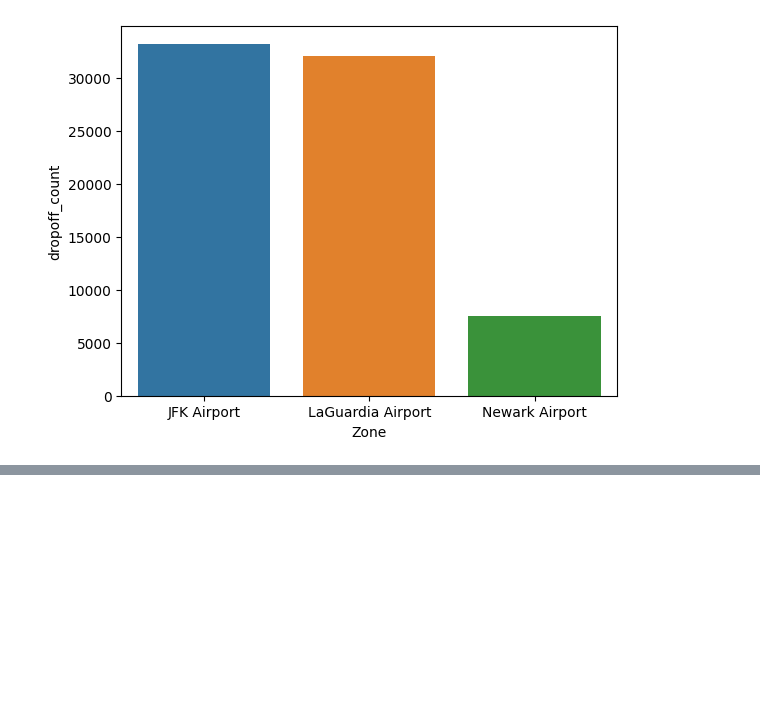
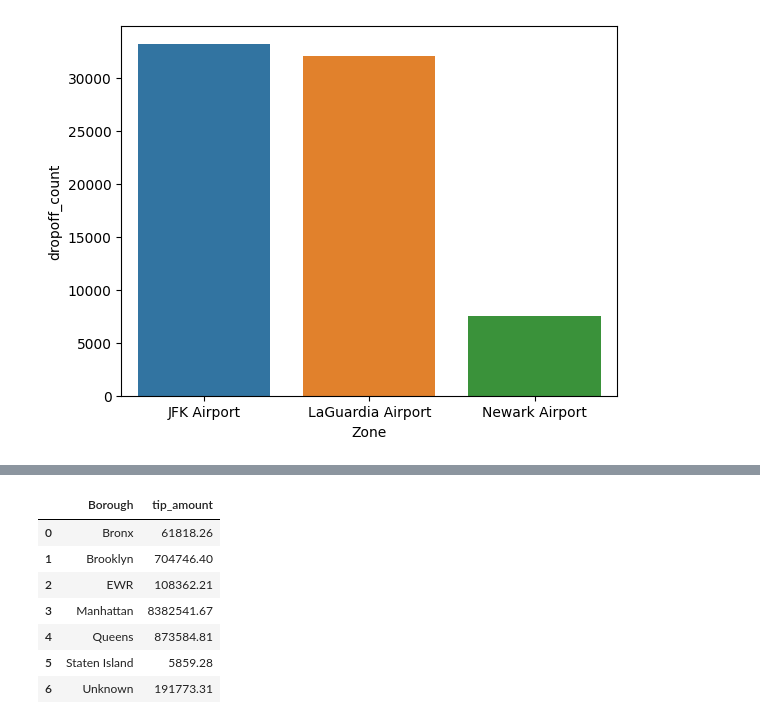
Before and after one commit to samjurassic/datascience-demo, a Jupyter notebook: summer23/DS Skills Lab.ipynb, the cells around one changed output, grey strips where cells are left out. Drawn from its saved outputs; the diff is of its cells as text; code cells hidden in the pictures; blank space fills up the shorter version.

```diff
--- a/summer23/DS Skills Lab.ipynb
+++ b/summer23/DS Skills Lab.ipynb
@@ -157 +179,12 @@ borough_metrics.head()
+# %%
+borough_metrics[["Borough", "tip_amount"]]
+# %% [output]
+|  | Borough | tip_amount |
+| 0 | Bronx | 61818.26 |
+| 1 | Brooklyn | 704746.40 |
+| 2 | EWR | 108362.21 |
+| 3 | Manhattan | 8382541.67 |
+| 4 | Queens | 873584.81 |
+| 5 | Staten Island | 5859.28 |
+| 6 | Unknown | 191773.31 |
 # %%
```
Also changed, not shown: parts of 12 cells of this notebook.
